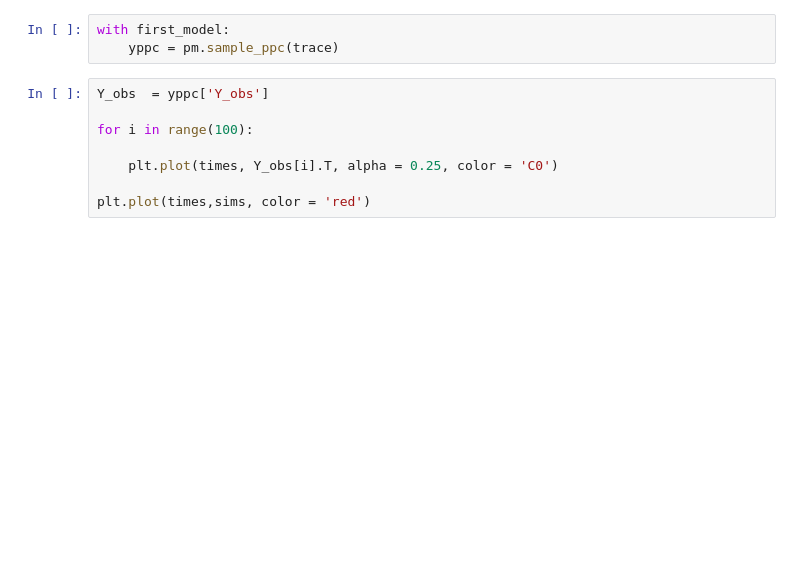
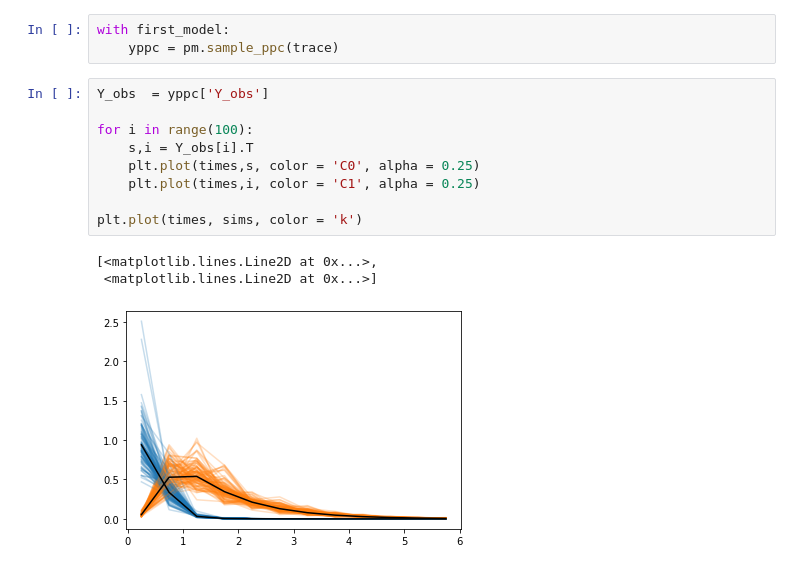
Before and after one commit to michaelosthege/ODEGSoC, a Jupyter notebook: Scripts/test_vector_ode_1_param.ipynb, the cells around one changed output. Saved outputs shown, nothing was run; the diff lists cells and outputs as text; blank space fills up the shorter version.

```diff
--- a/Scripts/test_vector_ode_1_param.ipynb
+++ b/Scripts/test_vector_ode_1_param.ipynb
@@ -111,8 +127,13 @@ with first_model:
 # %%
 Y_obs  = yppc['Y_obs']
 
 for i in range(100):
+    s,i = Y_obs[i].T
+    plt.plot(times,s, color = 'C0', alpha = 0.25)
+    plt.plot(times,i, color = 'C1', alpha = 0.25)
 
-    plt.plot(times, Y_obs[i].T, alpha = 0.25, color = 'C0')
-
-plt.plot(times,sims, color = 'red')
+plt.plot(times, sims, color = 'k')
+# %% [output]
+[<matplotlib.lines.Line2D at 0x...>,
+ <matplotlib.lines.Line2D at 0x...>]
+[figure, added]
```
Also changed, not shown: parts of 5 cells of this notebook, 5 other files.
